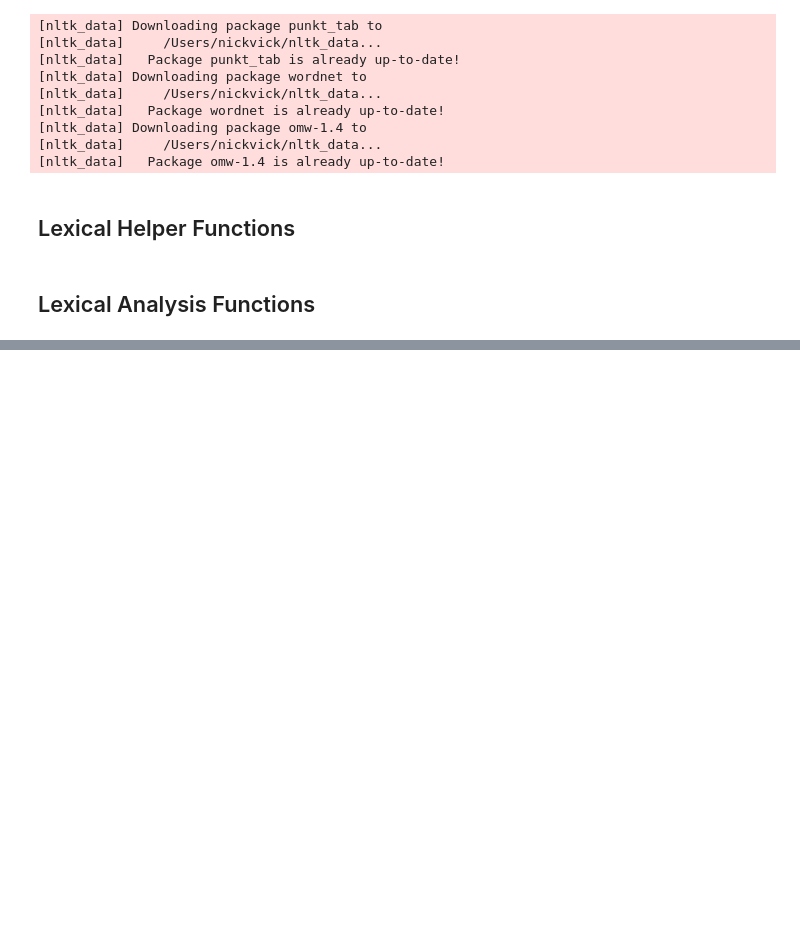
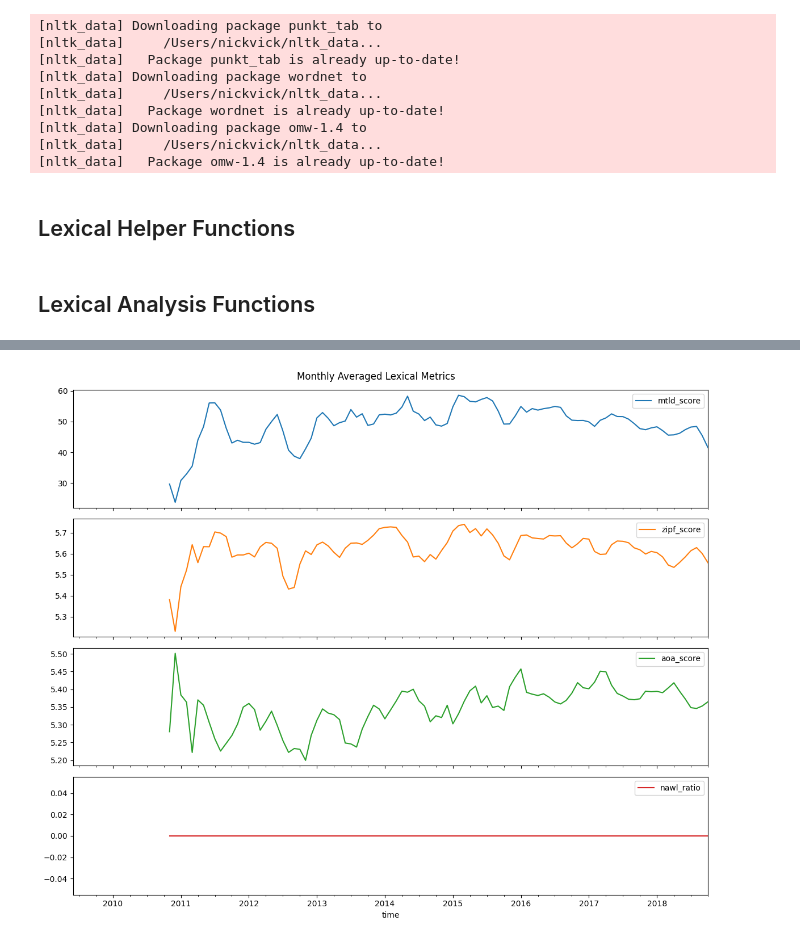
Before and after one commit to nickvick04/ORFE-Thesis, a Jupyter notebook: LexicalAnalysis.ipynb, the cells around one changed output, grey strips where cells are left out. Cells and saved outputs as stored; diff of their text form; code cells hidden in the pictures; blank space fills up the shorter version.

```diff
--- a/LexicalAnalysis.ipynb
+++ b/LexicalAnalysis.ipynb
@@ -172,0 +251,17 @@ def nawl_ratio(clean_tokens, nawl_list):
+# %%
+# smooth metrics for clear visualization by using quarterly rolling window
+monthly_smooth = monthly_metrics[numeric_cols].rolling(3).mean()
+
+# plot quarterly rolling window metrics
+monthly_smooth.plot(
+    subplots=True,
+    figsize=(12, 10),
+    layout=(4, 1),
+    title="Monthly Averaged Lexical Metrics",
+    legend=True
+)
+
+plt.tight_layout()
+plt.show()
+# %% [output]
+[figure, added]
```
Also changed, not shown: parts of 10 cells of this notebook.
